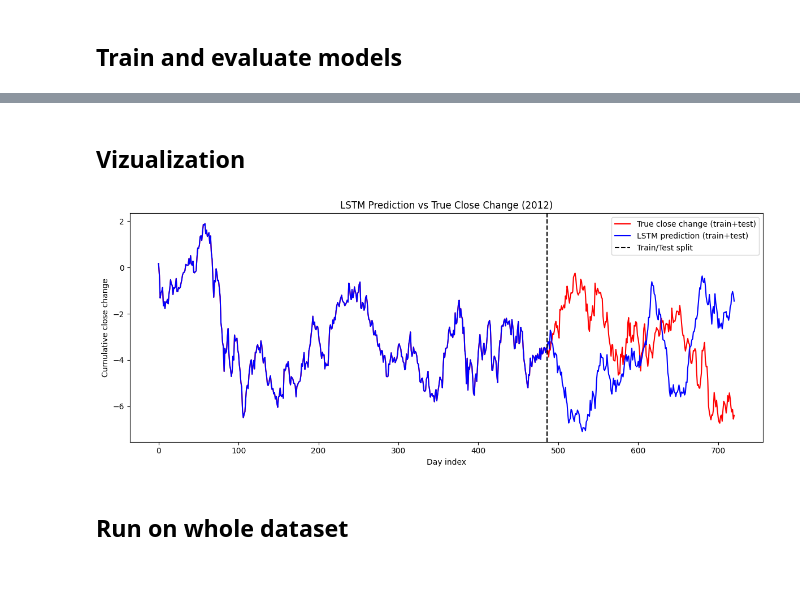
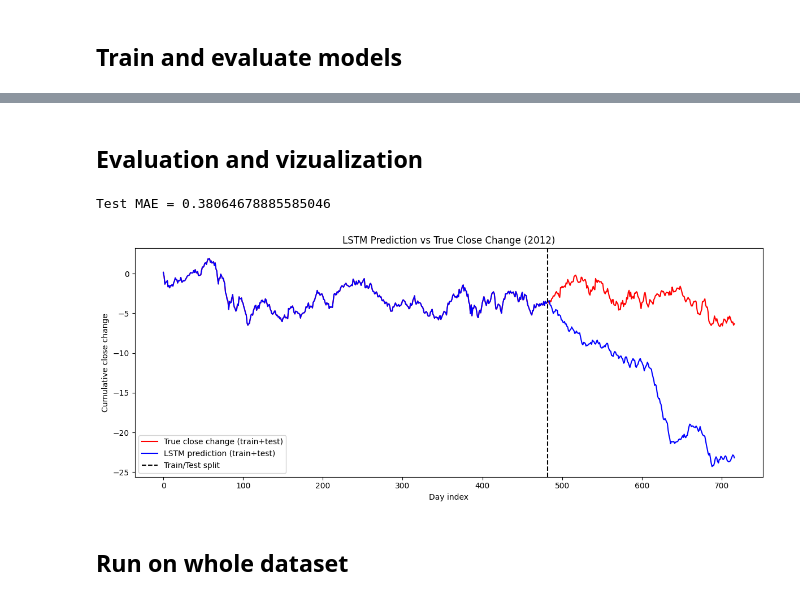
Before and after one commit to drvojtex/ADAMLstockA4msft, a Jupyter notebook: main4.ipynb, the cells around one changed output, grey strips where cells are left out. Drawn from its saved outputs; the diff is of its cells as text; code cells hidden in the pictures.

Commit message:
Final LSTM

```diff
--- a/main4.ipynb
+++ b/main4.ipynb
@@ -44,7 +44,6 @@ def train(model: torch.nn.Module,
         h = None
         for step, (x, y) in enumerate(dataloader):
             x = x.view(x.size(0), 1, -1)
-            y = y.squeeze(0)
             output, h = model(x, h)
             loss = loss_fn(output, y)
             loss.backward()
@@ -81,14 +80,13 @@ def evaluate(
     loss_fn: torch.nn.Module,
 ) -> None:
     model.eval()
-    preds, targets = [], []
+    preds_list, targets_list = [], []
     tot_loss = 0.0
     num_steps = 0.0
     h = None
 
     for x, y in dataloader:
         x = x.view(x.size(0), 1, -1)
-        y = y.squeeze(0)
         output, h = model(x, h)
         loss = loss_fn(output, y)
 
@@ -96,8 +94,8 @@ def evaluate(
         tot_loss += loss.item()
         num_steps += 1
 
-        preds.append(output.item())
-        targets.append(y.item())
+        preds_list.append(output)
+        targets_list.append(y)
 
         # detach hidden state
         if isinstance(h, tuple):
@@ -107,6 +105,10 @@ def evaluate(
 
     # Print eval loss
     avg_loss = tot_loss / num_steps
+
+    preds = torch.cat(preds_list, dim=0).numpy()
+    targets = torch.cat(targets_list, dim=0).numpy()
+
     return preds, targets, avg_loss
 # %%
 # Train RNN on first 2 years, test on 3rd year
@@ -127,8 +129,9 @@ test_loader = DataLoader(test_dataset, batch_size=1, shuffle=False)
 input_size = history_length + 1 + 22  # history + today_change + features
 hidden_size = 32
 num_layers = 2
-rnn_type = "customLSTM" # Choose one from: "RNN", "LSTM", "GRU", "cutomLSTM"
-model = FinallModel(input_size=input_size, hidden_size=hidden_size, rnn_type=rnn_type, num_layers=num_layers)
+target_days = [1, 5]
+rnn_type = "LSTM" # Choose one from: "RNN", "LSTM", "GRU", "cutomLSTM"
+model = FinallModel(input_size=input_size, hidden_size=hidden_size, rnn_type=rnn_type, num_layers=num_layers, out_dim=len(target_days))
 # model = SimpleLSTM(input_size=input_size, hidden_size=hidden_size, num_layers=num_layers)
 optimizer = optim.Adam(model.parameters(), lr=0.001, weight_decay=1e-4)
 criterion = nn.L1Loss()
@@ -162,35 +167,54 @@ print(f"Evaluate mode: loss = {test_mae:.6f}")
 # 13 - Evaluate mode: loss = 0.941856
 # 14 - Evaluate mode: loss = 0.992764
 # 15 -Evaluate mode: loss = 0.962830
-# %% [markdown]
-## Vizualization
+# %% [markdown]
+## Evaluation and vizualization
+# %%
+def compute_mae_first_close(preds_close, targets_close, train_ds):
+    # z-score parametres
+    mu, sigma = train_ds.get_zscore_params()
+
+    # original space
+    preds_inv = preds_close * sigma + mu
+    targets_inv = targets_close * sigma + mu
+
+    # MAE
+    mae = np.mean(np.abs(preds_inv - targets_inv))
+    return mae
+
+horiz_index = 0
+preds = preds[:,horiz_index]
+targets = targets[:,horiz_index]
+print(f"Test MAE = {compute_mae_first_close(preds, targets, train_dataset)}")
+# %% [output]
+Test MAE = 0.38064678885585046
 # %%
 mu, sigma = train_dataset.get_zscore_params()
 preds_inv = np.array(preds) * sigma + mu
 train_targets = []
 for _, y in DataLoader(train_dataset, batch_size=1, shuffle=False):
-    train_targets.append(y.squeeze(0).item())
+    train_targets.append(y[:,horiz_index].squeeze(0).item())
 train_targets = np.array(train_targets)
 train_targets_inv = train_targets * sigma + mu
 
-full_pred = np.concatenate([train_targets_inv, preds_inv])
-full_true = np.concatenate([train_targets_inv, np.array(targets) * sigma + mu])
+full_pred = np.concatenate([train_targets_inv, preds_inv.ravel()])
+full_true = np.concatenate([train_targets_inv, np.array(targets.ravel()) * sigma + mu])
 
 full_pred_curve = np.cumsum(full_pred)
 full_true_curve = np.cumsum(full_true)
 
 plt.figure(figsize=(12,5))
 plt.plot(full_true_curve, c="r", label="True close change (train+test)")
 plt.plot(full_pred_curve, c="b", label="LSTM prediction (train+test)")
 plt.axvline(len(train_targets_inv)-1, color='k', linestyle='--', label='Train/Test split')
 plt.title(f"LSTM Prediction vs True Close Change ({test_year[0]})")
 plt.xlabel("Day index")
 plt.ylabel("Cumulative close change")
 plt.legend()
 plt.tight_layout()
 plt.show()
 # %% [output]
-[figure, old version]
+[figure, new version]
 # %% [markdown]
 ## Run on whole dataset
 # %%
```
Also changed, not shown: parts of 3 cells of this notebook, 2 other files.
